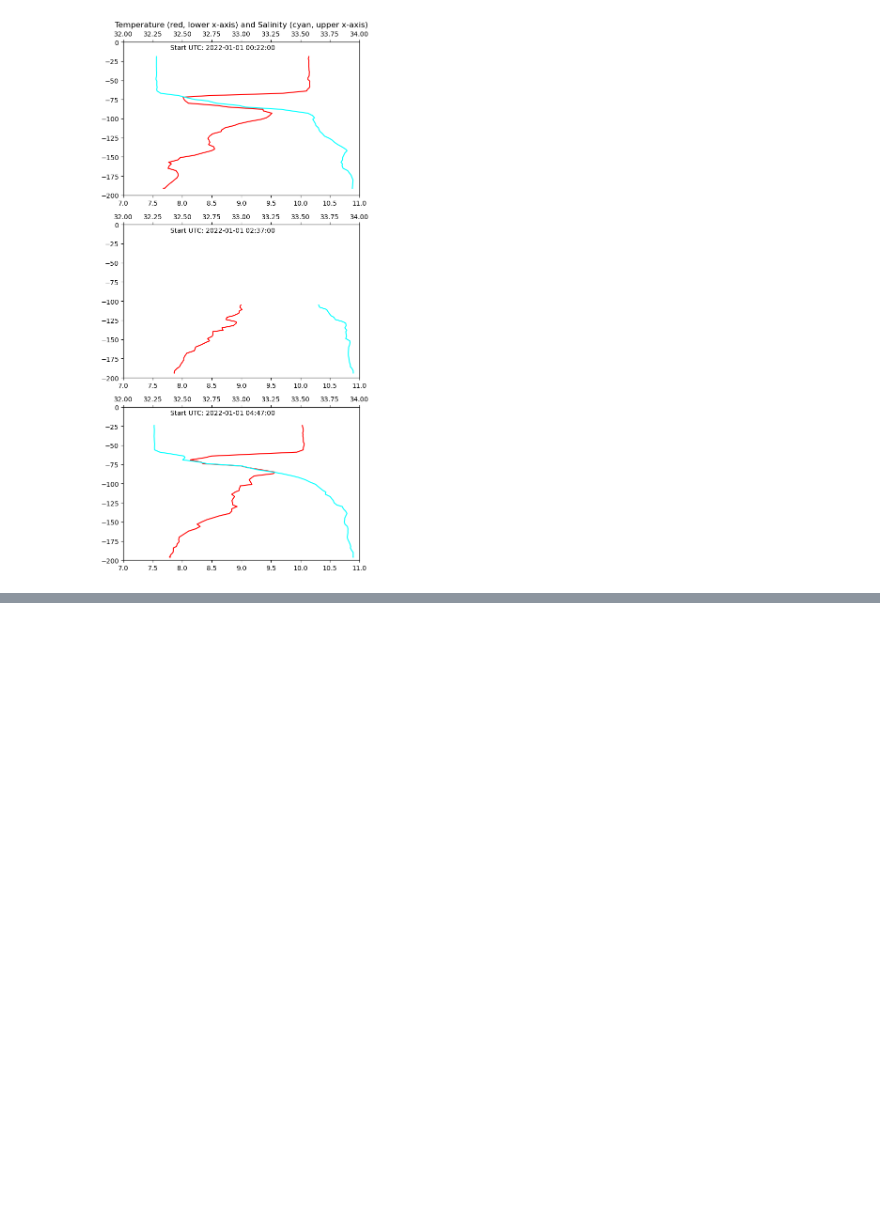
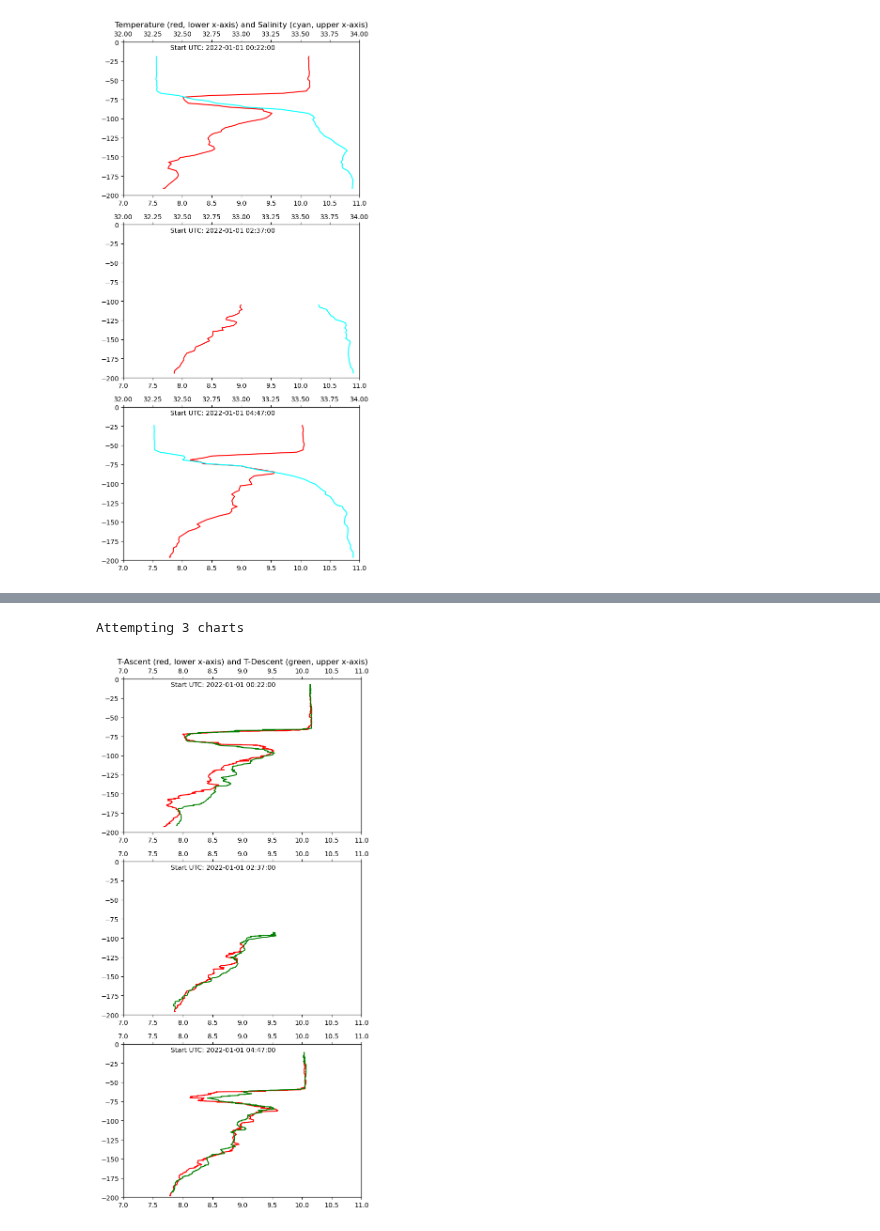
Before and after one commit to geo-smart/oceanography, a Jupyter notebook: book/chapters/data2.ipynb, the cells around one changed output, grey strips where cells are left out. Cells and saved outputs as stored; diff of their text form; code cells hidden in the pictures; blank space fills up the shorter version.

```diff
--- a/book/chapters/data2.ipynb
+++ b/book/chapters/data2.ipynb
@@ -193,0 +244,10 @@ Attempting 3 charts
+# %%
+# temperature: ascent versus descent
+fig,axs = ChartTwoSensors(profiles, [ranges['temperature'], ranges['temperature']], [0, 1, 2],
+                          ds.sea_water_temperature, -ds.sea_water_pressure,
+                          'T-Ascent',   colors['temperature'],    'ascent',
+                          ds.sea_water_temperature, -ds.sea_water_pressure,
+                          'T-Descent',  'green',                  'descent', 6, 4)
+# %% [output]
+Attempting 3 charts
+[figure, added]
```
Also changed, not shown: parts of 6 cells of this notebook, 1 other file.
